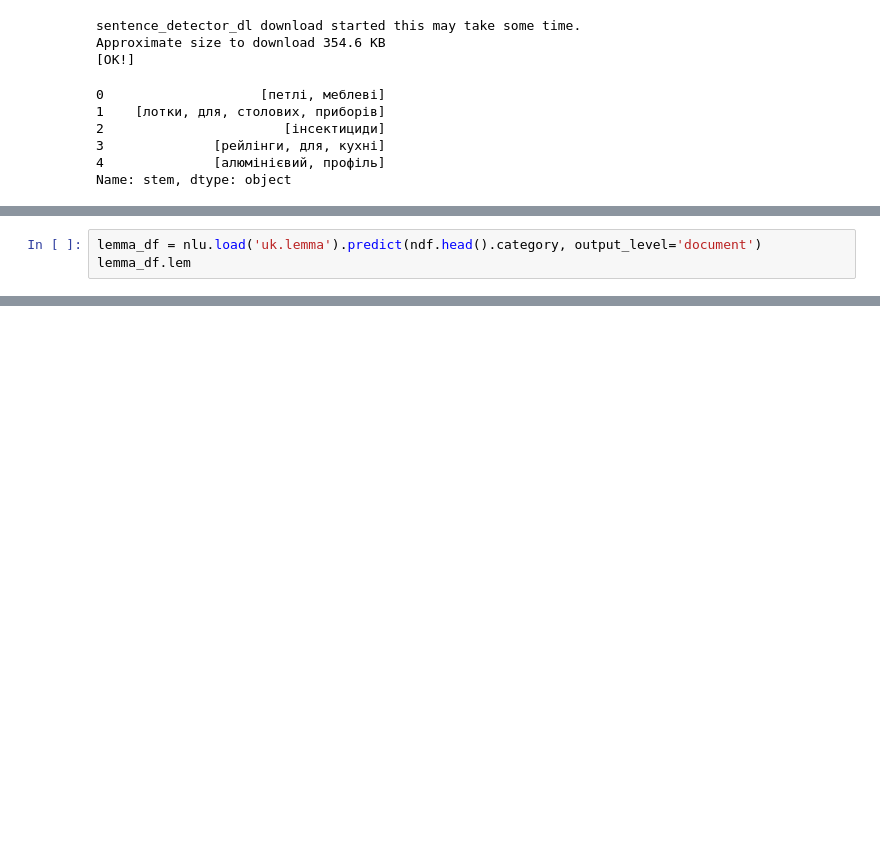
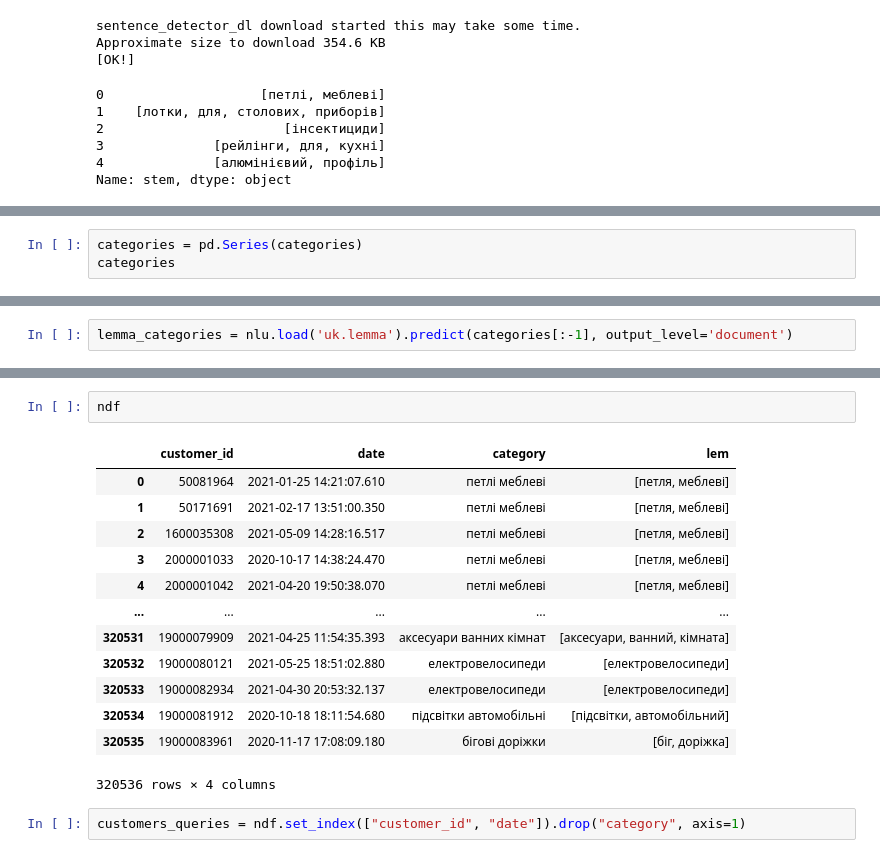
Before and after one commit to denisvivdenko/recommended-system-with-nlp, a Jupyter notebook: recommended_systems.ipynb, the cells around one changed output, grey strips where cells are left out. Saved outputs shown, nothing was run; the diff lists cells and outputs as text; blank space fills up the shorter version.

```diff
--- a/recommended_systems.ipynb
+++ b/recommended_systems.ipynb
@@ -177,0 +262,3 @@ for category in categories:
+# %%
+categories = pd.Series(categories)
+categories
@@ -178,6 +282,5 @@ for category in categories:
 # %%
-lemma_df = nlu.load('uk.lemma').predict(ndf.head().category, output_level='document')
-lemma_df.lem
+lemma_categories = nlu.load('uk.lemma').predict(categories[:-1], output_level='document')
 # %% [output]
 lemma download started this may take some time.
 Approximate size to download 2.3 MB
@@ -193,0 +322,18 @@ Name: lem, dtype: object
+# %%
+ndf
+# %% [output]
+|  | customer_id | date | category | lem |
+| 0 | 50081964 | 2021-01-25 14:21:07.610 | петлі меблеві | [петля, меблеві] |
+| 1 | 50171691 | 2021-02-17 13:51:00.350 | петлі меблеві | [петля, меблеві] |
+| 2 | 1600035308 | 2021-05-09 14:28:16.517 | петлі меблеві | [петля, меблеві] |
+| 3 | 2000001033 | 2020-10-17 14:38:24.470 | петлі меблеві | [петля, меблеві] |
+| 4 | 2000001042 | 2021-04-20 19:50:38.070 | петлі меблеві | [петля, меблеві] |
+| ... | ... | ... | ... | ... |
+| 320531 | 19000079909 | 2021-04-25 11:54:35.393 | аксесуари ванних кімнат | [аксесуари, ванний, кімната] |
+| 320532 | 19000080121 | 2021-05-25 18:51:02.880 | електровелосипеди | [електровелосипеди] |
+| 320533 | 19000082934 | 2021-04-30 20:53:32.137 | електровелосипеди | [електровелосипеди] |
+| 320534 | 19000081912 | 2020-10-18 18:11:54.680 | підсвітки автомобільні | [підсвітки, автомобільний] |
+| 320535 | 19000083961 | 2020-11-17 17:08:09.180 | бігові доріжки | [біг, доріжка] |
+320536 rows × 4 columns
+# %%
+customers_queries = ndf.set_index(["customer_id", "date"]).drop("category", axis=1)
```
Also changed, not shown: parts of 32 cells of this notebook.
